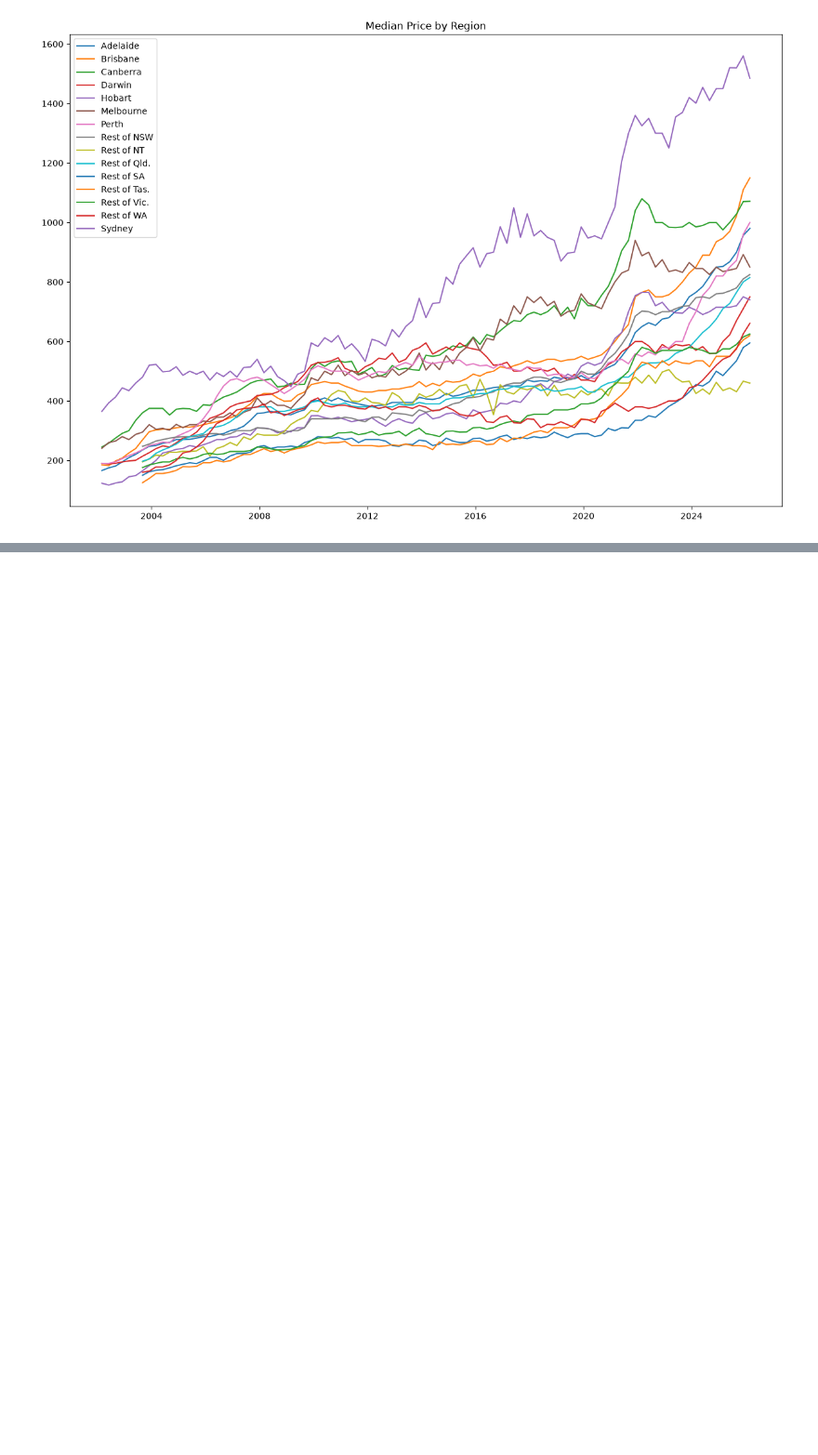
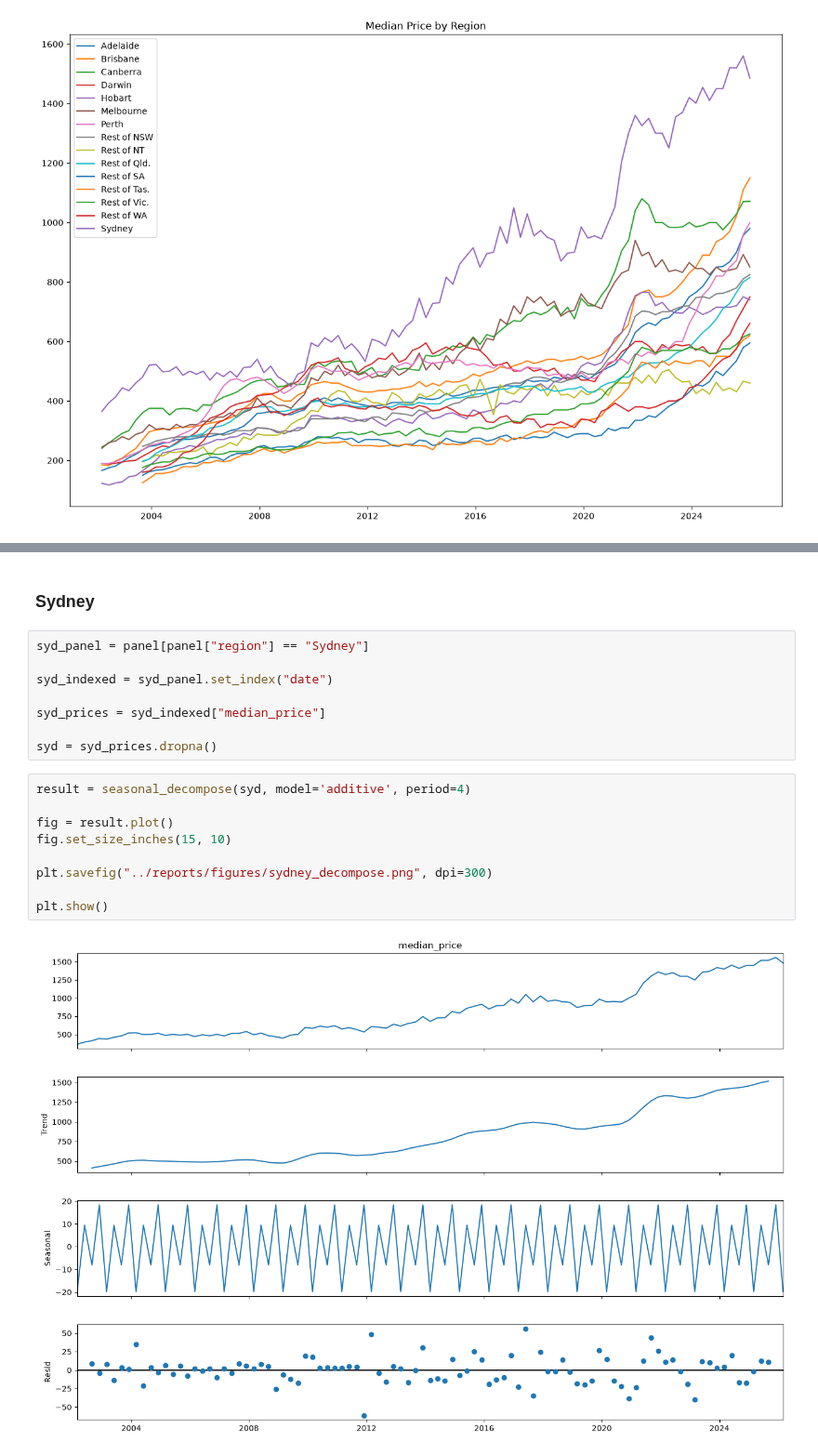
Before and after one commit to EddieYung2335/aus_housing_forecast, a Jupyter notebook: notebooks/01_eda.ipynb, the cells around one changed output, grey strips where cells are left out. Shown at 93% size. Cells and saved outputs as stored; diff of their text form; blank space fills up the shorter version.

```diff
--- a/notebooks/01_eda.ipynb
+++ b/notebooks/01_eda.ipynb
@@ -98,0 +116,21 @@ plt.show()
+# %% [markdown]
+### Sydney
+# %%
+syd_panel = panel[panel["region"] == "Sydney"]
+
+syd_indexed = syd_panel.set_index("date")
+
+syd_prices = syd_indexed["median_price"]
+
+syd = syd_prices.dropna()
+# %%
+result = seasonal_decompose(syd, model='additive', period=4)
+
+fig = result.plot()
+fig.set_size_inches(15, 10)
+
+plt.savefig("../reports/figures/sydney_decompose.png", dpi=300)
+
+plt.show()
+# %% [output]
+[figure, added]
```
Also changed, not shown: parts of 31 cells of this notebook, 10 other files.
